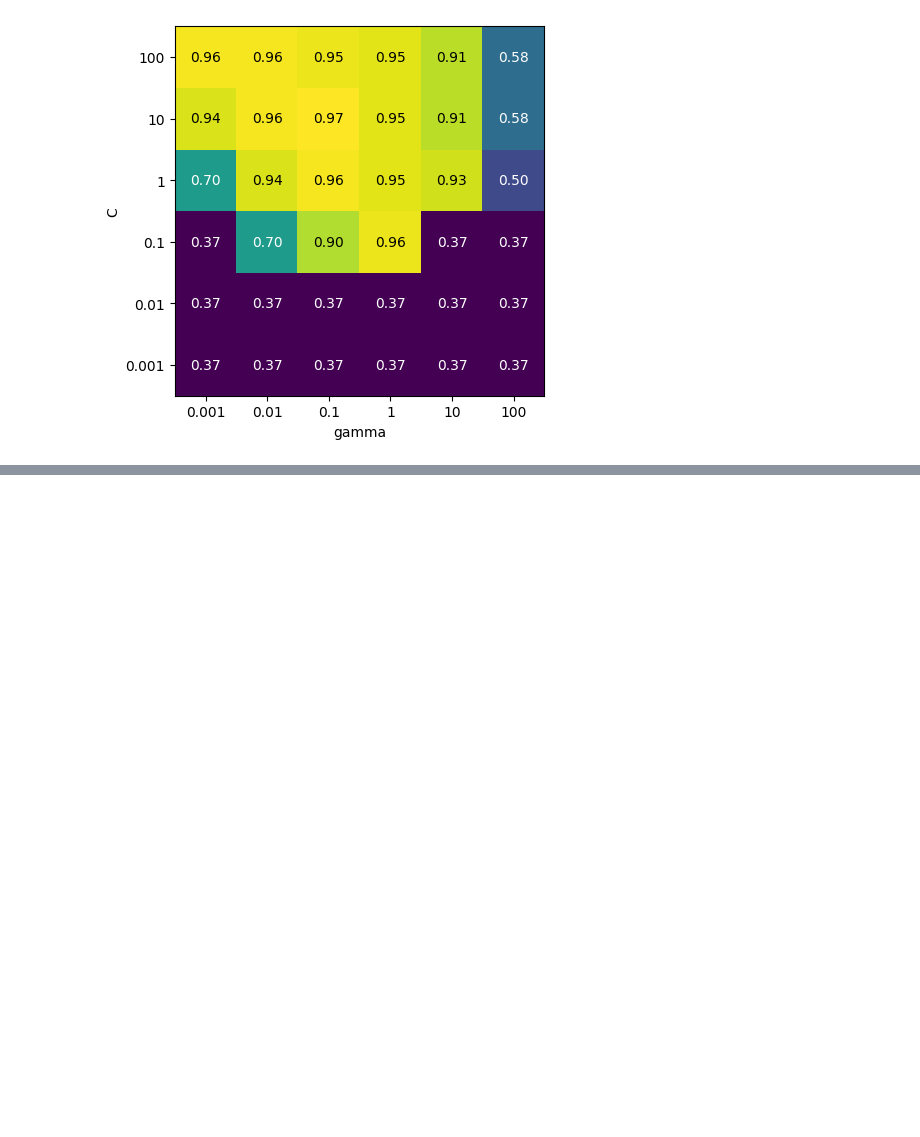
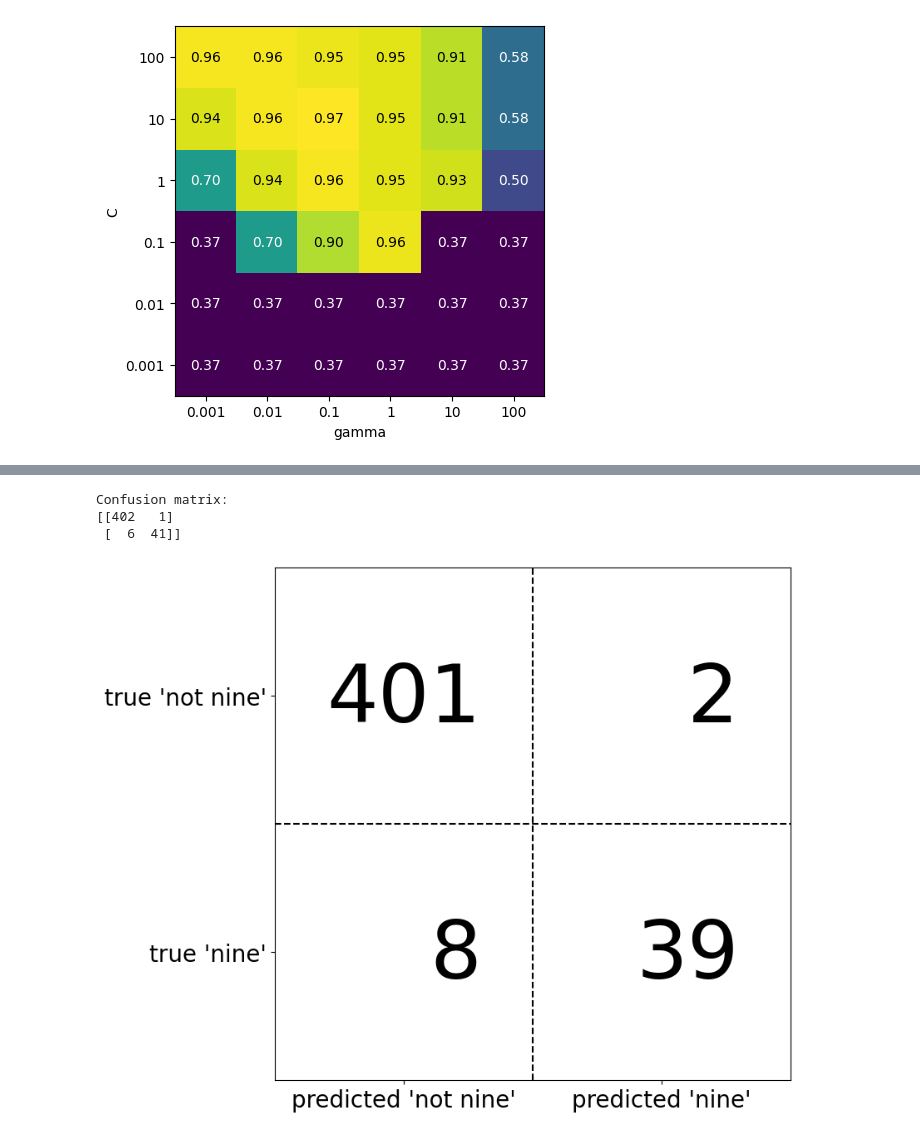
Before and after one commit to Yellow-BringtEast/python-study, a Jupyter notebook: 机器学习/python机器学习基础/chapter5.ipynb, the cells around one changed output, grey strips where cells are left out. Drawn from its saved outputs; the diff is of its cells as text; code cells hidden in the pictures; blank space fills up the shorter version.

```diff
--- a/机器学习/python机器学习基础/chapter5.ipynb
+++ b/机器学习/python机器学习基础/chapter5.ipynb
@@ -307,0 +353,14 @@ mglearn.tools.heatmap(scores, xlabel='gamma', xticklabels=param_grid['gamma'], y
+# %%
+# 混淆矩阵
+from sklearn.metrics import confusion_matrix
+
+confusion = confusion_matrix(y_test, pred_logreg)
+print("Confusion matrix:\n{}".format(confusion))
+# %% [output]
+Confusion matrix:
+[[402   1]
+ [  6  41]]
+# %%
+mglearn.plots.plot_confusion_matrix_illustration()
+# %% [output]
+[figure, added]
```
Also changed, not shown: parts of 14 cells of this notebook.
